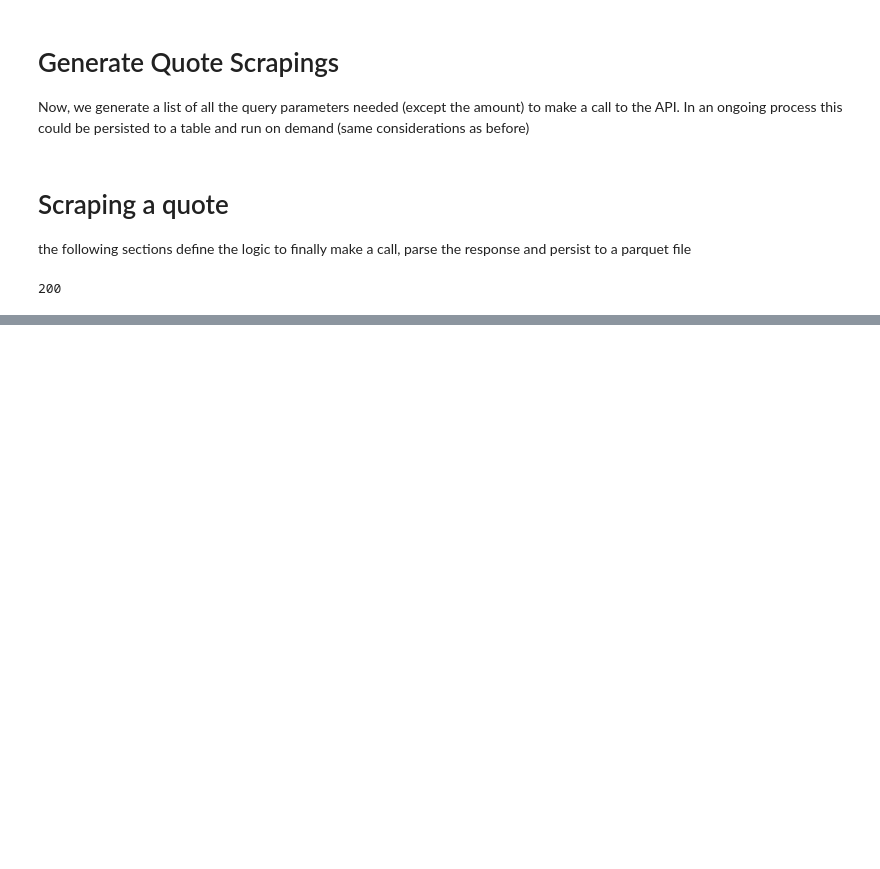
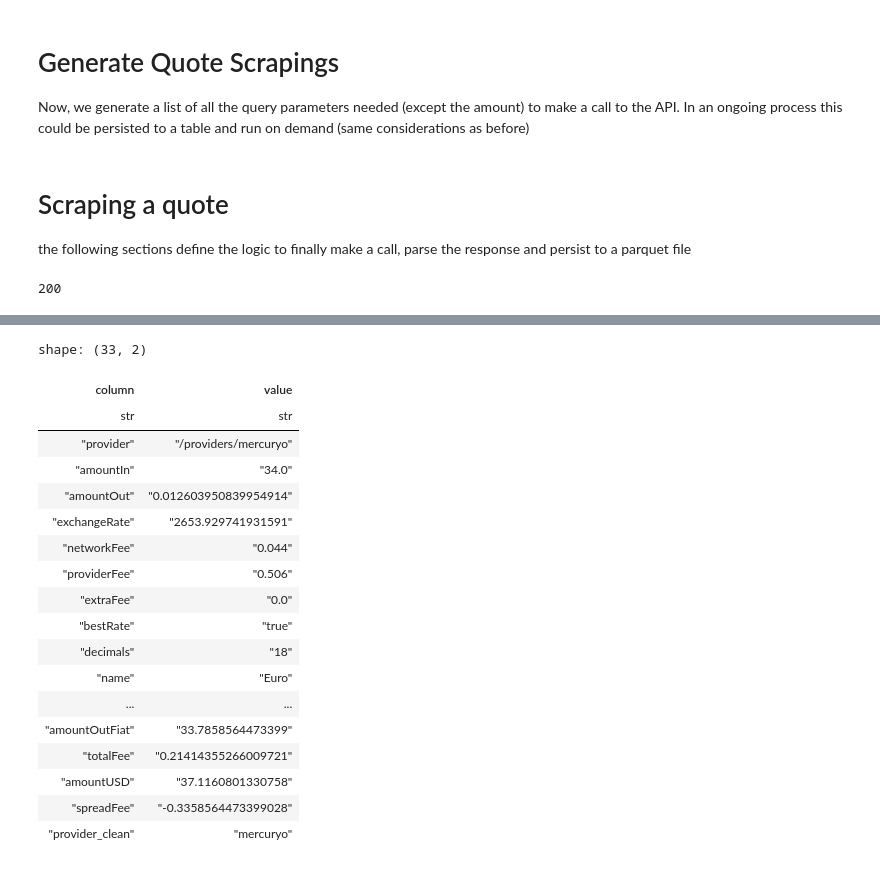
Before and after one commit to slafaurie/metamask-scraper, a Jupyter notebook: scraper.ipynb, the cells around one changed output, grey strips where cells are left out. Cells and saved outputs as stored; diff of their text form; code cells hidden in the pictures; blank space fills up the shorter version.

```diff
--- a/scraper.ipynb
+++ b/scraper.ipynb
@@ -414,4 +474,2 @@ with tqdm(total=total_iterations, desc="Scraping quotes", position=0, leave=True
 # %%
-(
-    pl.read_parquet("data/*.parquet")
-)
+df = pl.read_parquet(DATA_FOLDER.glob("*.parquet"))
@@ -432,0 +499,40 @@ shape: (23, 29)
+# %%
+## Select one row and unpivot all columns
+pl.Config.set_tbl_rows(100)
+
+
+# Create the DataFrame
+df_unpivoted = (
+    df
+    .with_columns(
+        pl.col("provider").str.split("/").list.last().alias("provider_clean")
+    )
+    .head(1)  # Select only one row
+    .unpivot(
+        on=[],  # No id variables, unpivot all columns
+        variable_name="column",
+        value_name="value"
+    )
+)
+
+df_unpivoted
+# %% [output]
+shape: (33, 2)
+| column | value |
+| str | str |
+| "provider" | "/providers/mercuryo" |
+| "amountIn" | "34.0" |
+| "amountOut" | "0.012603950839954914" |
+| "exchangeRate" | "2653.929741931591" |
+| "networkFee" | "0.044" |
+| "providerFee" | "0.506" |
+| "extraFee" | "0.0" |
+| "bestRate" | "true" |
+| "decimals" | "18" |
+| "name" | "Euro" |
+| ... | ... |
+| "amountOutFiat" | "33.7858564473399" |
+| "totalFee" | "0.21414355266009721" |
+| "amountUSD" | "37.1160801330758" |
+| "spreadFee" | "-0.3358564473399028" |
+| "provider_clean" | "mercuryo" |
```
Also changed, not shown: parts of 23 cells of this notebook, 5 other files.
